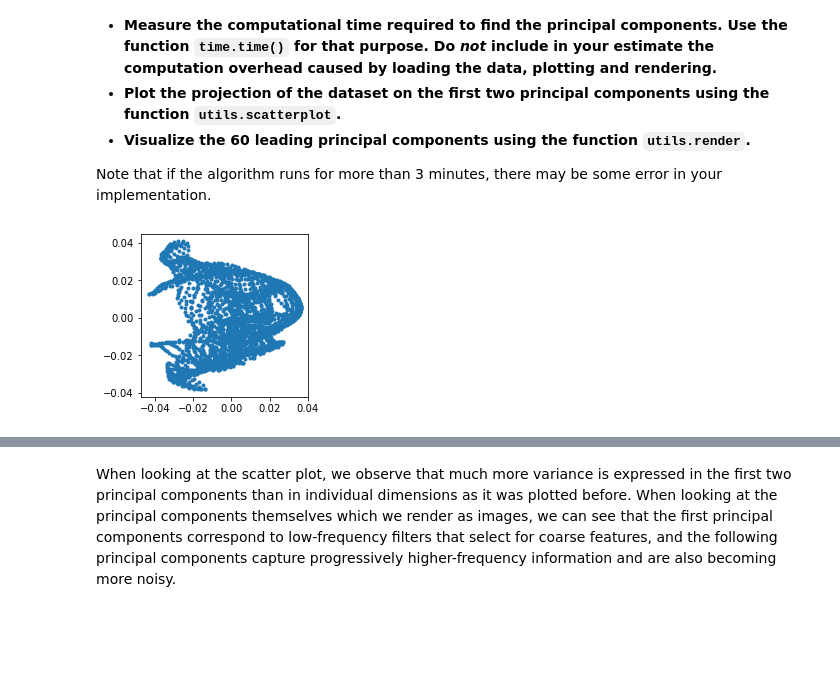
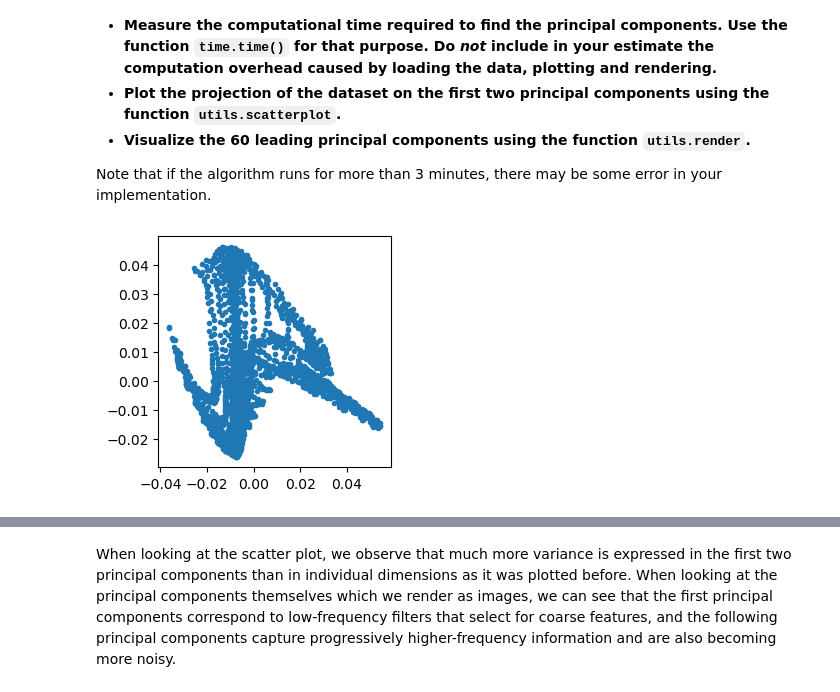
Before and after one commit to svpovol/GitHub_Repo, a Jupyter notebook: sheet04-programming.ipynb, the cells around one changed output, grey strips where cells are left out. Drawn from its saved outputs; the diff is of its cells as text; code cells hidden in the pictures; blank space fills up the shorter version.

Commit message:
utils3 und untils4 datei hinzugefügt

```diff
--- a/sheet04-programming.ipynb
+++ b/sheet04-programming.ipynb
@@ -61,9 +62,9 @@ D=D.reshape(2000,2914)#2000 faces, each face 2914 Pixel
 Xc=D.T
 # %%
 u,l,v=numpy.linalg.svd(Xc/2000**.5,full_matrices=False)
-utils.scatterplot(u[:,0],u[:,1])
+utils4.scatterplot(u[:,0],u[:,1])
 # %% [output]
-[figure, old version]
+[figure, new version]
 # %%
 #first eigenface with svd
 plt.imshow(u[:,0].reshape(62,47),cmap=plt.cm.gray,vmin=-0.1,vmax=0.1)
```
Also changed, not shown: parts of 10 cells of this notebook, 3 other files.
